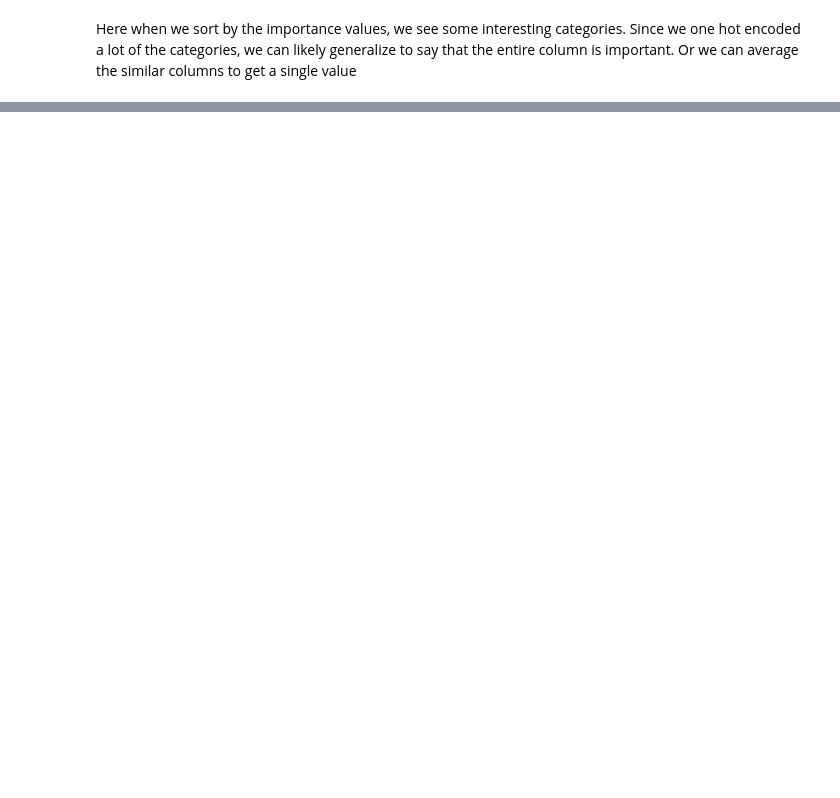
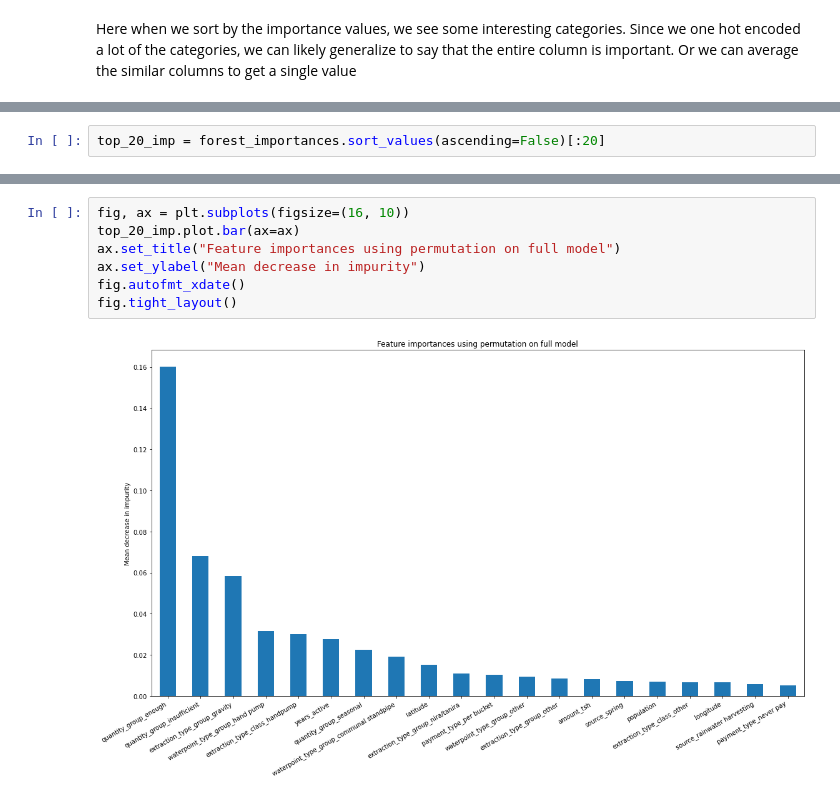
Before and after one commit to Zxhjlk/Phase3Project, a Jupyter notebook: notebooks/ModelResults.ipynb, the cells around one changed output, grey strips where cells are left out. Drawn from its saved outputs; the diff is of its cells as text; blank space fills up the shorter version.

```diff
--- a/notebooks/ModelResults.ipynb
+++ b/notebooks/ModelResults.ipynb
@@ -578,0 +552,2 @@ dtype: float64
+# %%
+top_20_imp = forest_importances.sort_values(ascending=False)[:20]
@@ -578,0 +574,9 @@ dtype: float64
+# %%
+fig, ax = plt.subplots(figsize=(16, 10))
+top_20_imp.plot.bar(ax=ax)
+ax.set_title("Feature importances using permutation on full model")
+ax.set_ylabel("Mean decrease in impurity")
+fig.autofmt_xdate()
+fig.tight_layout()
+# %% [output]
+[figure, added]
```
Also changed, not shown: parts of 11 cells of this notebook.
